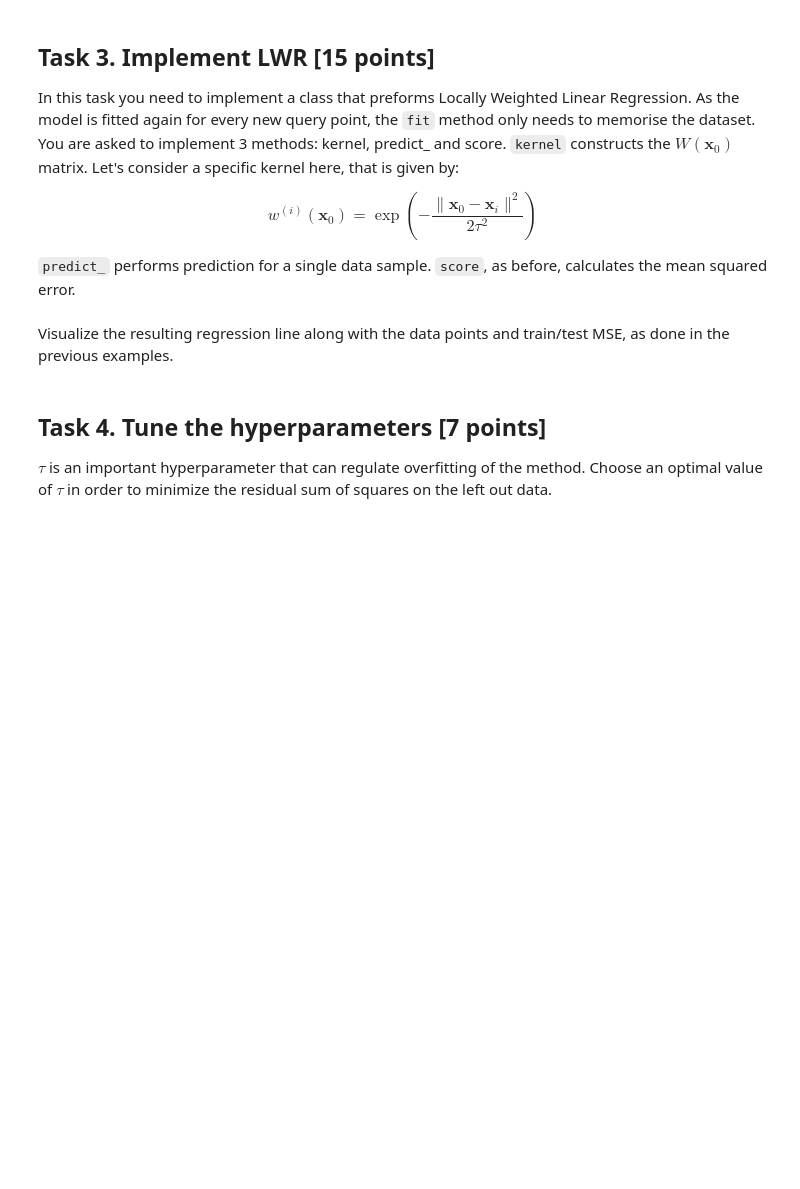
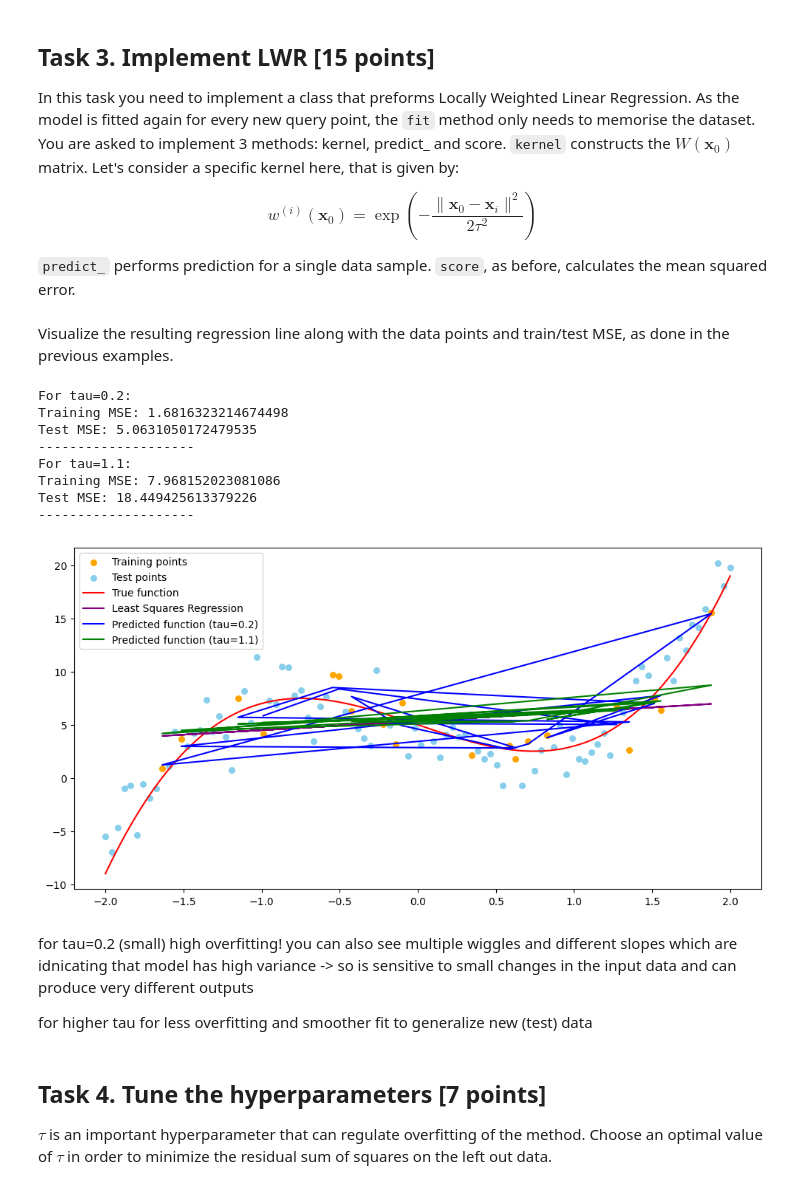
Before and after one commit to rfahrn/ML, a Jupyter notebook: ML_2023_HW01/ML_2023_HW01_practice.ipynb, the cells around one changed output. Saved outputs shown, nothing was run; the diff lists cells and outputs as text; code cells hidden in the pictures; blank space fills up the shorter version.

```diff
--- a/ML_2023_HW01/ML_2023_HW01_practice.ipynb
+++ b/ML_2023_HW01/ML_2023_HW01_practice.ipynb
@@ -203,7 +262,11 @@ class LocalLeastSquares(object):
         :return: array of shape (m, m)
         """
         ### BEGIN Solution
-
+        m = self.X_.shape[0]
+        W = np.zeros((m, m))
+        for i in range(m):
+            W[i, i] = np.exp(-np.linalg.norm(x - self.X_[i]) ** 2 / (2 * self.tau_ ** 2))
+        return W
         ### END Solution
 
     def fit(self, X: np.ndarray, y: np.ndarray):
@@ -221,7 +284,10 @@ class LocalLeastSquares(object):
         :return: single number, prediction at x
         """
         ### BEGIN Solution
-
+        W = self.kernel(x)
+        X_bias = np.hstack([np.ones((self.X_.shape[0], 1)), self.X_])
+        self.coef_ = np.linalg.inv(X_bias.T @ W @ X_bias) @ X_bias.T @ W @ self.y_
+        return x @ self.coef_[1:] + self.coef_[0]
         ### END Solution
 
     def predict(self, X: np.ndarray) -> np.ndarray:
@@ -241,14 +307,58 @@ class LocalLeastSquares(object):
         :return: single number
         """
         ### BEGIN Solution
-
+        predictions = self.predict(X)
+        mse = np.mean((y - predictions)**2)
+        return mse
         ### END Solution
 # %% [markdown]
 Visualize the resulting regression line along with the data points and train/test MSE, as done in the previous examples.
 # %%
 ### BEGIN Solution
+taus = [0.2, 1.1]
+colors = ['blue', 'green']
 
+plt.scatter(X_train, y_train, label="Training points", s=30, c='orange')
+plt.scatter(X_test, y_test, label="Test points", s=30, c='skyblue')
+plt.plot(xrange, f(xrange, noise_rate=0), c="r", label="True function")
+
+# Plot for standard least squares regression
+reg_model = LeastSquares()
+reg_model.fit(X_train.reshape(-1,1), y_train)
+y_reg_pred = reg_model.predict(X_train.reshape(-1,1))
+plt.plot(X_train, y_reg_pred, color='purple', label="Least Squares Regression")
+
+for tau, color in zip(taus, colors):
+    model = LocalLeastSquares(tau)
+    model.fit(X_train.reshape(-1,1), y_train)
+    y_train_pred = model.predict(X_train.reshape(-1,1))
+    mse_train = model.score(X_train.reshape(-1,1), y_train)
+    mse_test = model.score(X_test.reshape(-1,1), y_test)
+
+    plt.plot(X_train, y_train_pred, color=color, label=f"Predicted function (tau={tau})")
+
+    print(f"For tau={tau}:")
+    print(f"Training MSE: {mse_train}")
+    print(f"Test MSE: {mse_test}")
+    print("--------------------")
+
+plt.legend()
+plt.show()
 ### END Solution
+# %% [output]
+For tau=0.2:
+Training MSE: 1.6816323214674498
+Test MSE: 5.0631050172479535
+--------------------
+For tau=1.1:
+Training MSE: 7.968152023081086
+Test MSE: 18.449425613379226
+--------------------
+[figure, added]
+# %% [markdown]
+for tau=0.2 (small) high overfitting! you can also see multiple wiggles and different slopes which are idnicating that  model has high variance -> so is sensitive to small changes in the input data and can produce very different outputs
+
+for higher tau for less overfitting and smoother fit to generalize new (test) data
 # %% [markdown]
 ## Task 4. Tune the hyperparameters [7 points]
 
```
Also changed, not shown: parts of 29 cells of this notebook.
